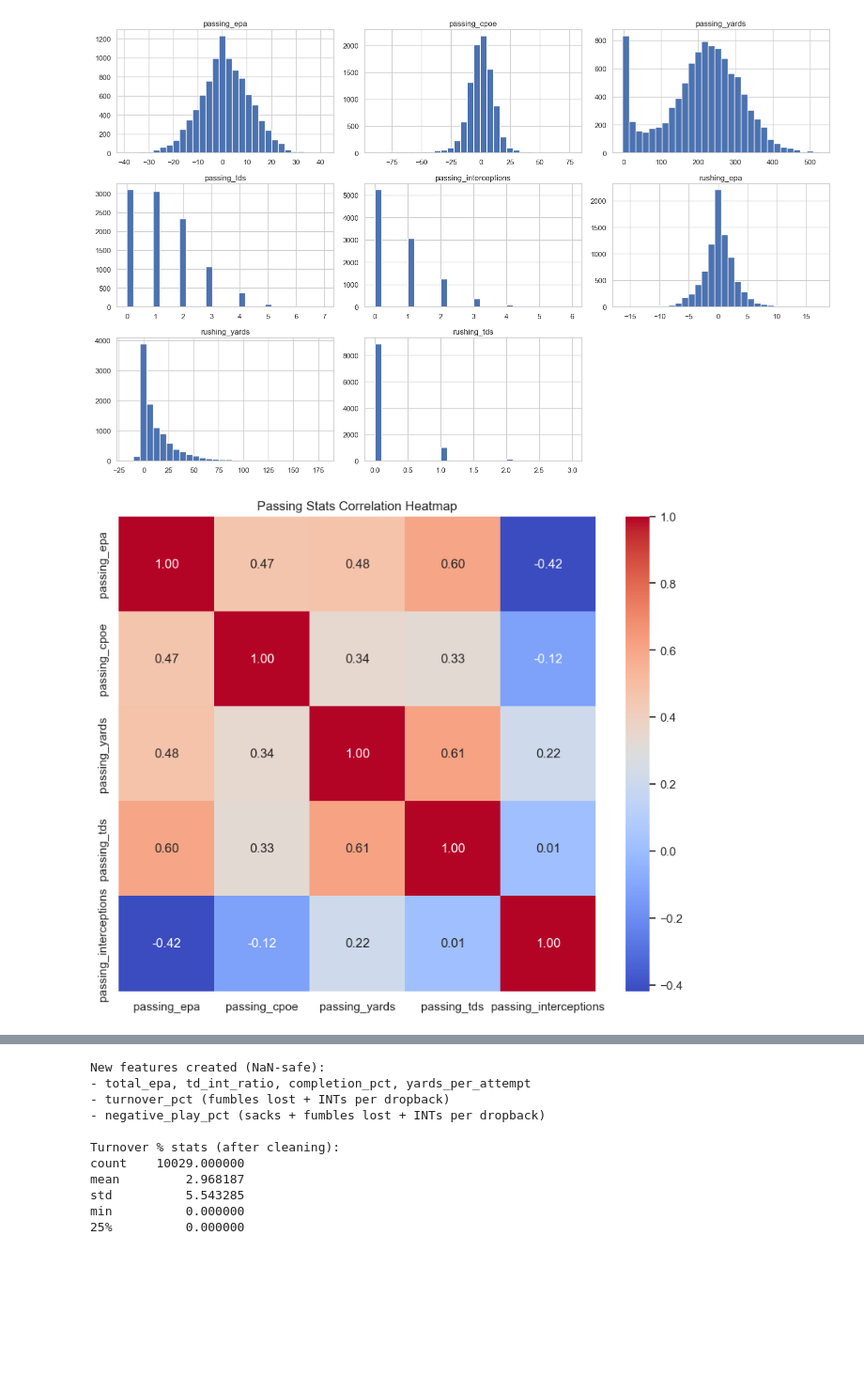
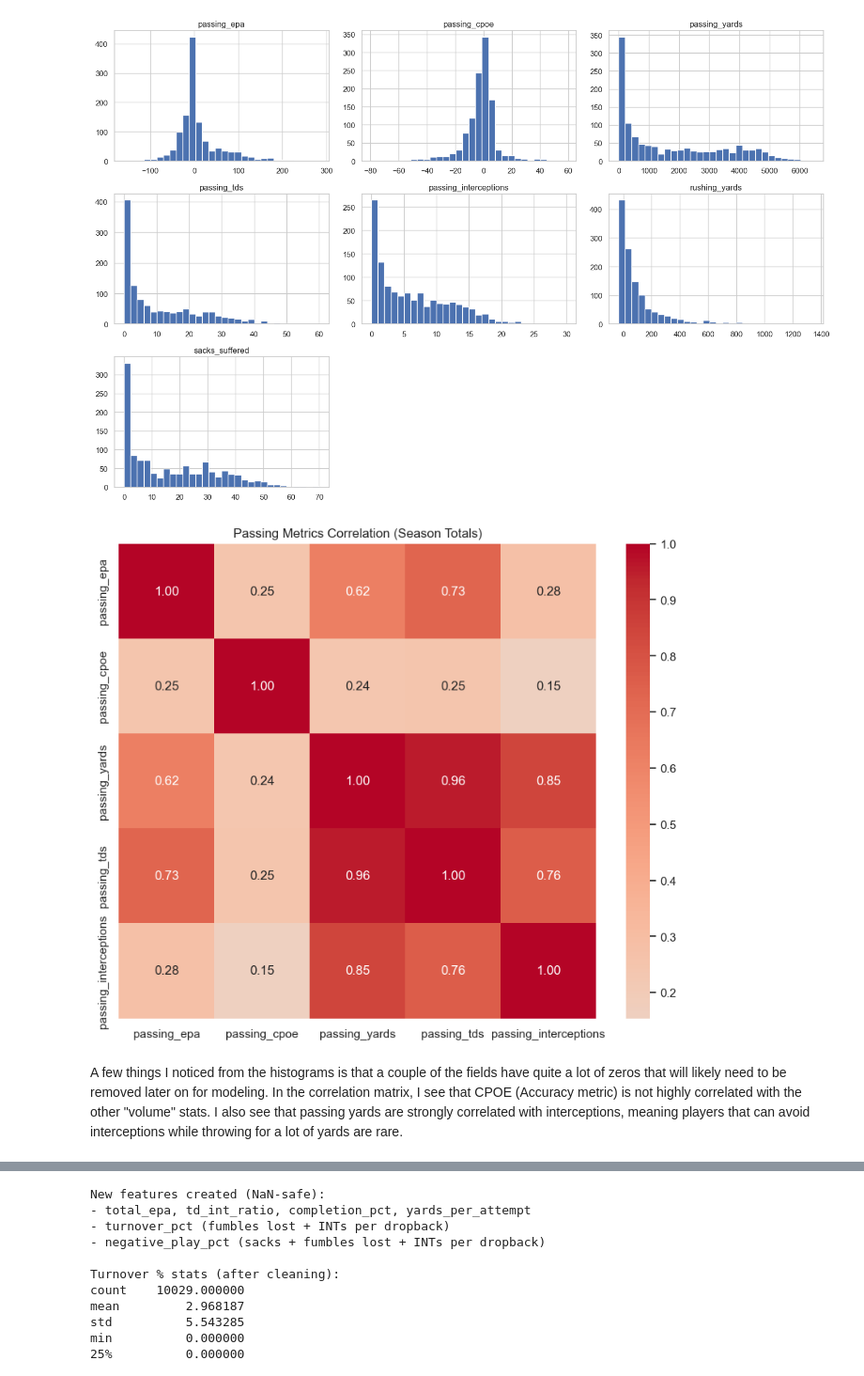
Before and after one commit to cgalgano/NFL-QB-Analysis, a Jupyter notebook: data_load/EDA/nfl_qb_eda.ipynb, the cells around one changed output, grey strips where cells are left out. Shown: that part at 94% size. Drawn from its saved outputs; the diff is of its cells as text; code cells hidden in the pictures; blank space fills up the shorter version.

```diff
--- a/data_load/EDA/nfl_qb_eda.ipynb
+++ b/data_load/EDA/nfl_qb_eda.ipynb
@@ -18,14 +14,12 @@ import sqlite3
 sns.set(style="whitegrid")
 # %%
-# Connect to the database and load qb_statistics (data_load path)
-db_path = 'data_load/nfl_qb_data.db'
+# Load QB statistics from the database
+db_path = '../nfl_qb_data.db'
 conn = sqlite3.connect(db_path)
 
-# Load the main QB statistics table
 df = pd.read_sql('SELECT * FROM qb_statistics', conn)
 
 print(f"Loaded {len(df)} rows from qb_statistics")
-print(f"Columns: {df.columns.tolist()}")
 df.head()
 # %% [output]
 Loaded 10029 rows from qb_statistics
@@ -64,19 +52,32 @@ Explore key features: distributions, correlations, and pairwise relationships. V
 # %%
-# Visualize distributions for key passing and rushing features
-features = ['passing_epa', 'passing_cpoe', 'passing_yards', 'passing_tds',
-            'passing_interceptions', 'rushing_epa', 'rushing_yards', 'rushing_tds']
+# Aggregate weekly stats to season totals for better visualization
+season_stats = df.groupby(['player_id', 'player_name', 'season']).agg({
+    'passing_epa': 'sum',
+    'passing_cpoe': 'mean',
+    'passing_yards': 'sum',
+    'passing_tds': 'sum',
+    'passing_interceptions': 'sum',
+    'rushing_yards': 'sum',
+    'sacks_suffered': 'sum'
+}).reset_index()
 
-df[features].hist(bins=30, figsize=(16, 10), layout=(3, 3))
+# Check distributions for key season-level stats
+key_features = ['passing_epa', 'passing_cpoe', 'passing_yards', 'passing_tds',
+                'passing_interceptions', 'rushing_yards', 'sacks_suffered']
+
+season_stats[key_features].hist(bins=30, figsize=(15, 10), layout=(3, 3))
 plt.tight_layout()
 plt.show()
 
-# Correlation heatmap for passing stats
-passing_features = ['passing_epa', 'passing_cpoe', 'passing_yards', 'passing_tds', 'passing_interceptions']
+# See how passing metrics correlate at the season level
+passing_metrics = ['passing_epa', 'passing_cpoe', 'passing_yards', 'passing_tds', 'passing_interceptions']
 plt.figure(figsize=(10, 8))
-sns.heatmap(df[passing_features].corr(), annot=True, cmap='coolwarm', fmt='.2f')
-plt.title('Passing Stats Correlation Heatmap')
+sns.heatmap(season_stats[passing_metrics].corr(), annot=True, cmap='coolwarm', fmt='.2f', center=0)
+plt.title('Passing Metrics Correlation (Season Totals)')
 plt.show()
 # %% [output]
-[figure, old version]
+[figure, new version]
-[figure, old version]
+[figure, new version]
+# %% [markdown]
+A few things I noticed from the histograms is that a couple of the fields have quite a lot of zeros that will likely need to be removed later on for modeling. In the correlation matrix, I see that CPOE (Accuracy metric) is not highly correlated with the other "volume" stats. I also see that passing yards are strongly correlated with interceptions, meaning players that can avoid interceptions while throwing for a lot of yards are rare.
 # %% [markdown]
```
Also changed, not shown: parts of 20 cells of this notebook, 2 other files.
